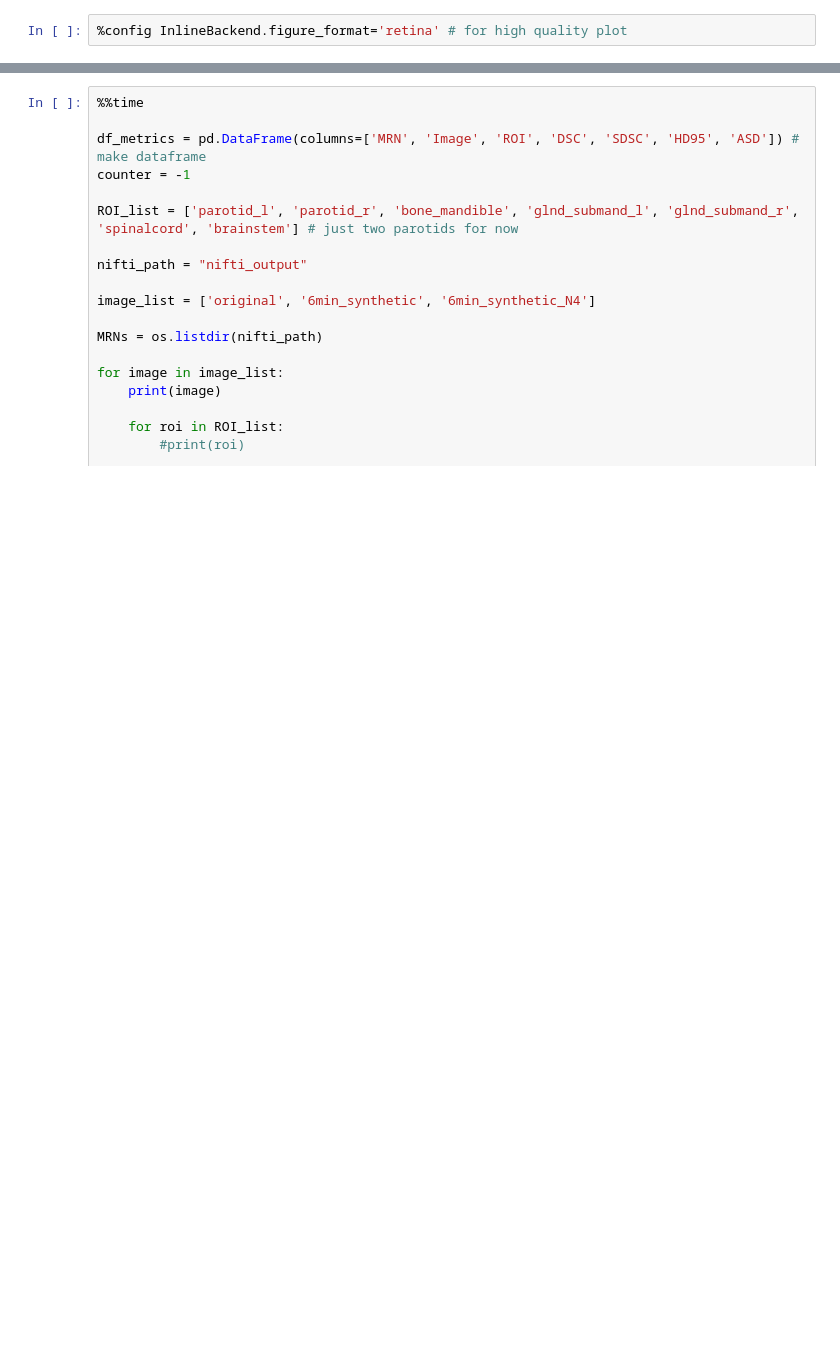
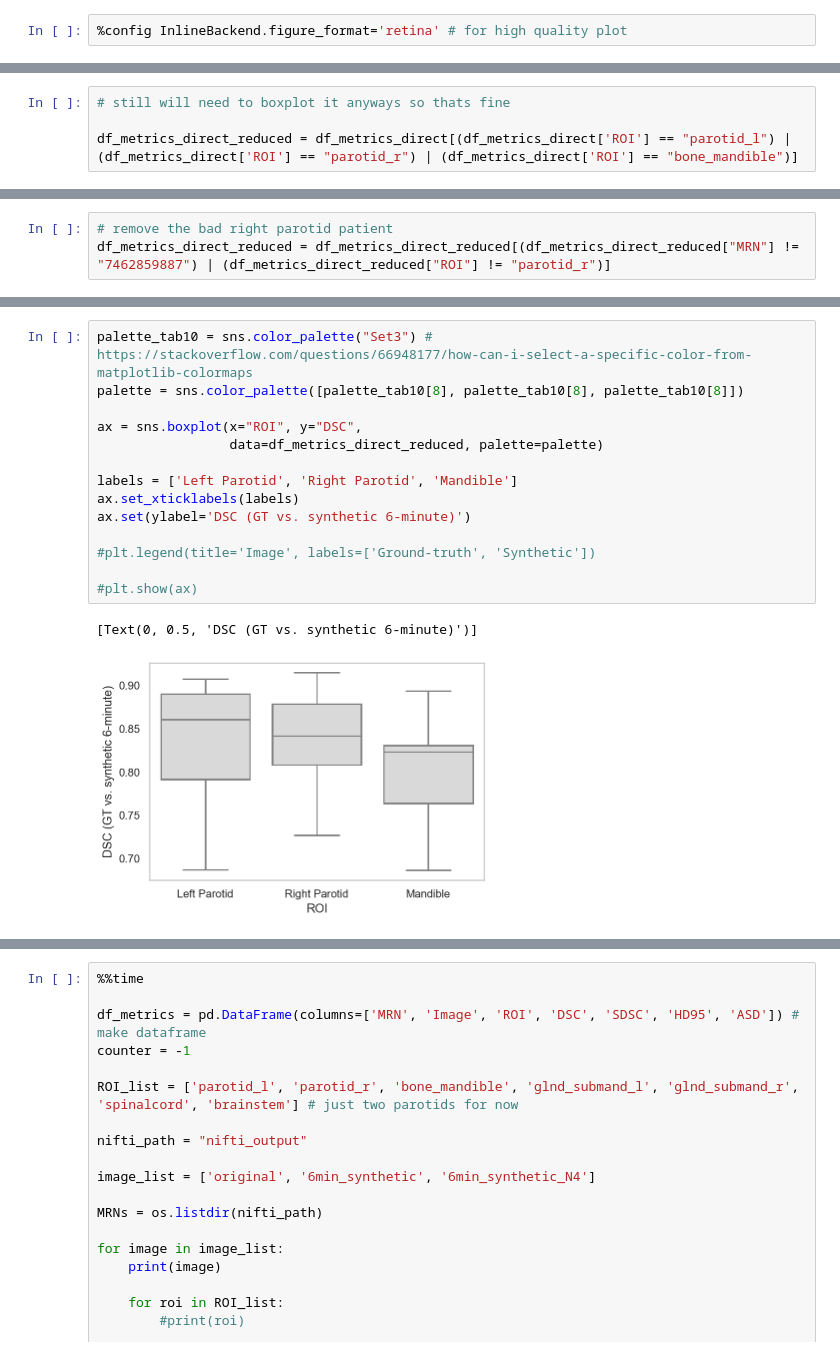
Before and after one commit to kwahid/2min_6min_synthetic_MRI, a Jupyter notebook: Code/Autoseg_analysis.ipynb, the cells around one changed output, grey strips where cells are left out. Drawn from its saved outputs; the diff is of its cells as text; blank space fills up the shorter version.

```diff
--- a/Code/Autoseg_analysis.ipynb
+++ b/Code/Autoseg_analysis.ipynb
@@ -15,0 +121,4 @@ from surface_distance import compute_surface_distances, compute_surface_dice_at_
+# %%
+# still will need to boxplot it anyways so thats fine
+
+df_metrics_direct_reduced = df_metrics_direct[(df_metrics_direct['ROI'] == "parotid_l") |(df_metrics_direct['ROI'] == "parotid_r") | (df_metrics_direct['ROI'] == "bone_mandible")]
@@ -15,0 +145,3 @@ from surface_distance import compute_surface_distances, compute_surface_dice_at_
+# %%
+# remove the bad right parotid patient
+df_metrics_direct_reduced = df_metrics_direct_reduced[(df_metrics_direct_reduced["MRN"] != "7462859887") | (df_metrics_direct_reduced["ROI"] != "parotid_r")]
@@ -15,0 +168,17 @@ from surface_distance import compute_surface_distances, compute_surface_dice_at_
+# %%
+palette_tab10 = sns.color_palette("Set3") # https://stackoverflow.com/questions/66948177/how-can-i-select-a-specific-color-from-matplotlib-colormaps
+palette = sns.color_palette([palette_tab10[8], palette_tab10[8], palette_tab10[8]])
+
+ax = sns.boxplot(x="ROI", y="DSC",
+                 data=df_metrics_direct_reduced, palette=palette)
+
+labels = ['Left Parotid', 'Right Parotid', 'Mandible']
+ax.set_xticklabels(labels)
+ax.set(ylabel='DSC (GT vs. synthetic 6-minute)')
+
+#plt.legend(title='Image', labels=['Ground-truth', 'Synthetic'])
+
+#plt.show(ax)
+# %% [output]
+[Text(0, 0.5, 'DSC (GT vs. synthetic 6-minute)')]
+[figure, added]
```
Also changed, not shown: parts of 23 cells of this notebook.
